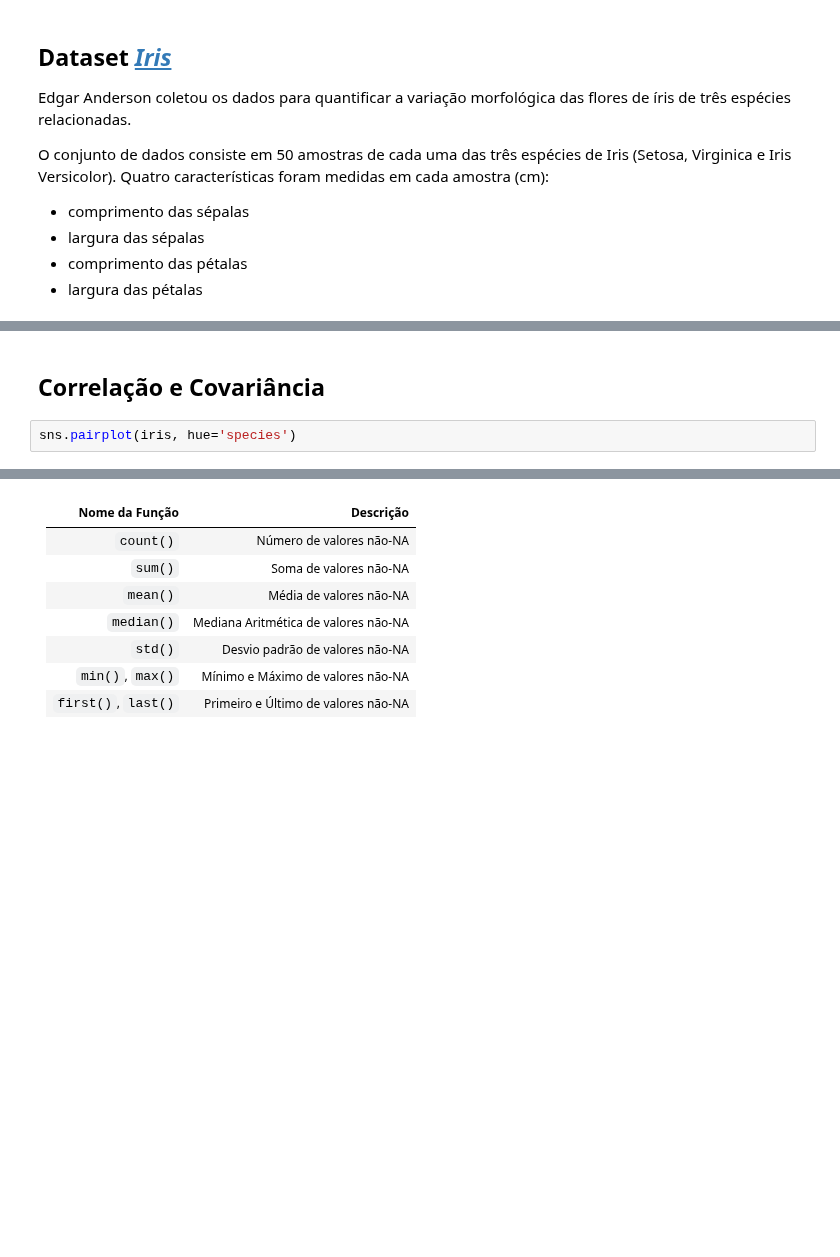
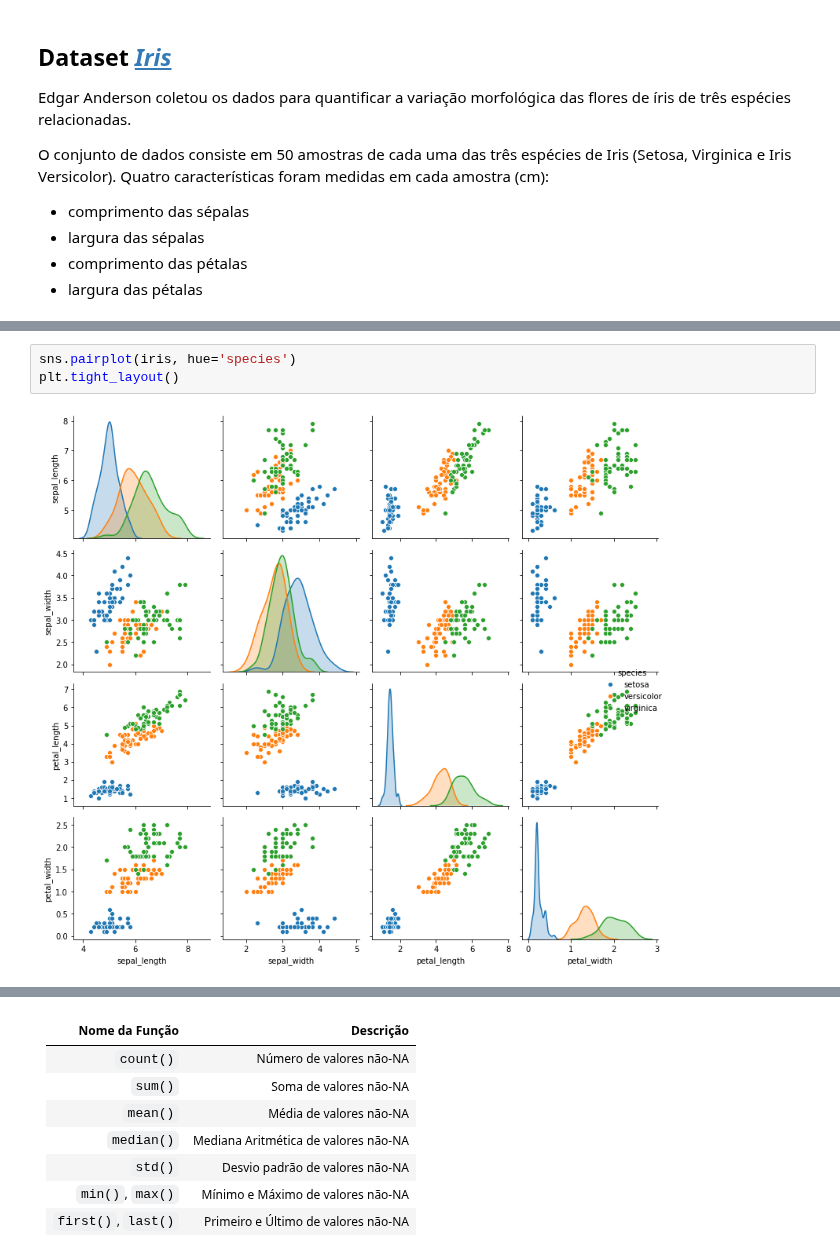
Before and after one commit to storopoli/ciencia-de-dados, a Jupyter notebook: notebooks/Aula_8_pandas_estatistica.ipynb, the cells around one changed output, grey strips where cells are left out. Drawn from its saved outputs; the diff is of its cells as text; blank space fills up the shorter version.

```diff
--- a/notebooks/Aula_8_pandas_estatistica.ipynb
+++ b/notebooks/Aula_8_pandas_estatistica.ipynb
@@ -110,4 +152,5 @@ O conjunto de dados consiste em 50 amostras de cada uma das três espécies de I
-# %% [markdown]
-## Correlação e Covariância
 # %%
 sns.pairplot(iris, hue='species')
+plt.tight_layout()
+# %% [output]
+[figure, added]
```
Also changed, not shown: parts of 30 cells of this notebook, 3 other files.
